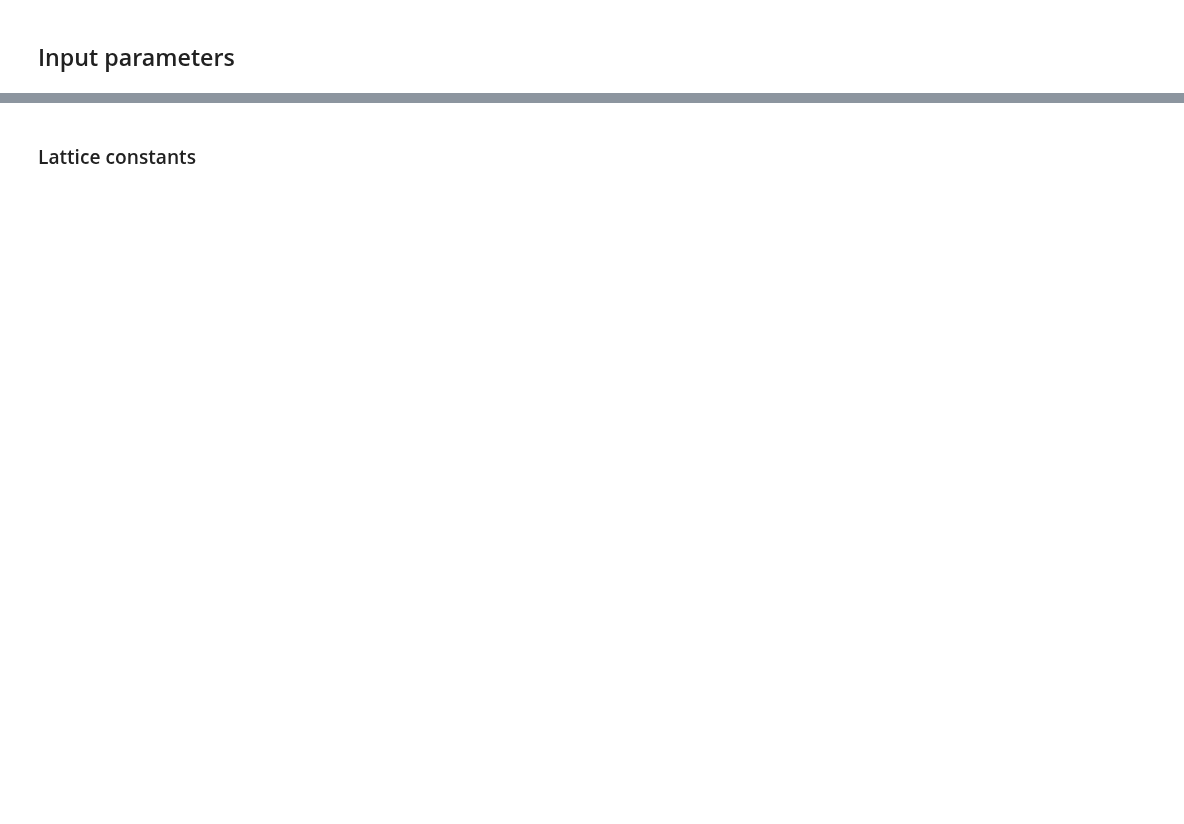
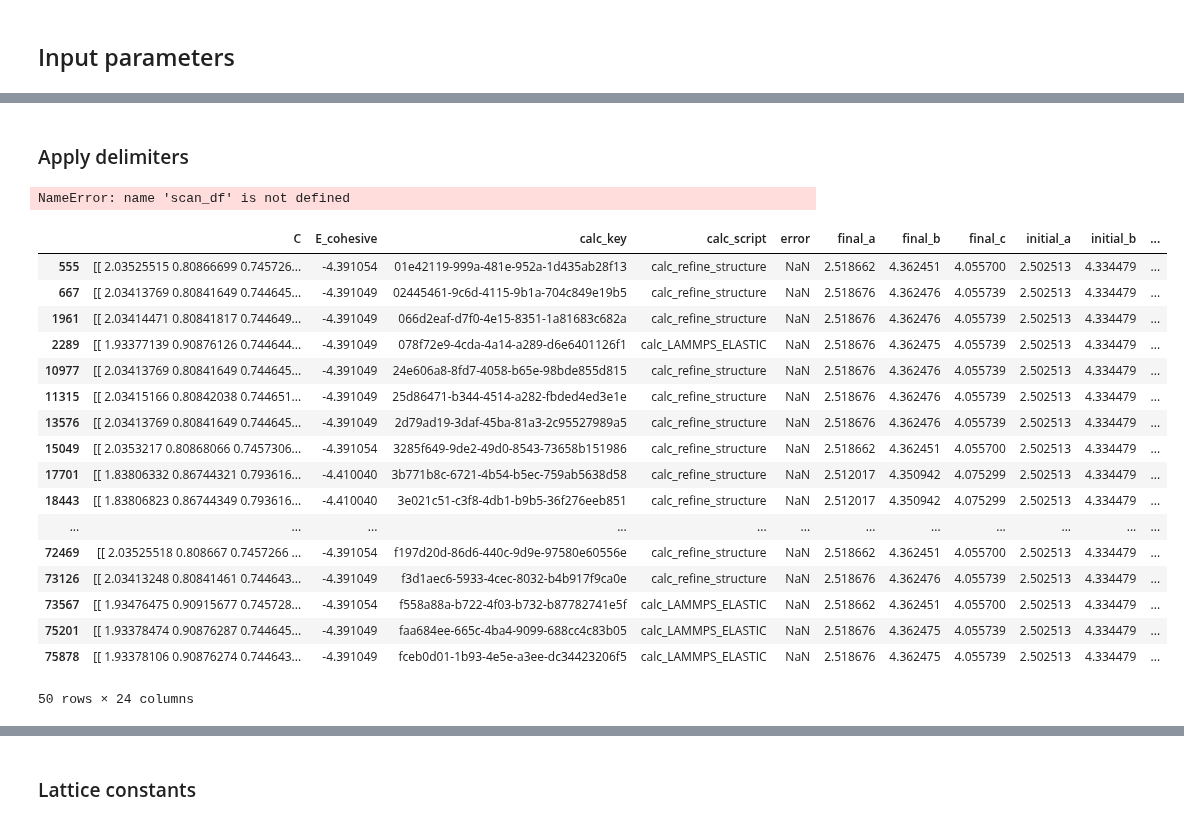
Before and after one commit to lmhale99/iprPy, a Jupyter notebook: website-generation/Comparison Plots.ipynb, the cells around one changed output, grey strips where cells are left out. Drawn from its saved outputs; the diff is of its cells as text; code cells hidden in the pictures; blank space fills up the shorter version.

```diff
--- a/website-generation/Comparison Plots.ipynb
+++ b/website-generation/Comparison Plots.ipynb
@@ -184,0 +98,7 @@ data
+# %%
+scan_df = []
+for record in dbase.iget_records(style=scan_recordstyle):
+    scan_df.append(record.todict())
+scan_df = pd.DataFrame(scan_df)
+print(str(len(scan_df)) + ' records loaded')
+print(scan_df.keys())
@@ -184,0 +114,10 @@ data
+# %%
+static_df = []
+for record in dbase.iget_records(style=static_recordstyle):
+    try:
+        static_df.append(record.todict())
+    except:
+        print('Failed to load', record.name)
+static_df = pd.DataFrame(static_df)
+print(str(len(static_df)) + ' records loaded')
+print(static_df.keys())
@@ -184,0 +174,49 @@ data
+# %%
+symbols =   'Co'
+prototype = 'A3--Mg--hcp'
+composition = 'hcp Co'
+# %% [markdown]
+### Apply delimiters
+# %%
+scan_dldf = scan_df[scan_df.prototype == prototype]
+scan_symbols = []
+for s in scan_dldf.symbols:
+    try:
+        scan_symbols.append('-'.join(s))
+    except:
+        scan_symbols.append('NN')
+scan_symbols = np.asarray(scan_symbols)
+scan_dldf = scan_dldf[scan_symbols==symbols]
+scan_dldf
+# %% [output]
+NameError: name 'scan_df' is not defined
+# %%
+static_dldf = static_df[static_df.prototype == prototype]
+scan_symbols = []
+for s in static_dldf.symbols:
+    try:
+        scan_symbols.append('-'.join(s))
+    except:
+        scan_symbols.append('NN')
+scan_symbols = np.asarray(scan_symbols)
+static_dldf = static_dldf[scan_symbols==symbols]
+static_dldf
+# %% [output]
+|  | C | E_cohesive | calc_key | calc_script | error | final_a | final_b | final_c | initial_a | initial_b | ... |
+| 555 | [[ 2.03525515 0.80866699 0.745726... | -4.391054 | 01e42119-999a-481e-952a-1d435ab28f13 | calc_refine_structure | NaN | 2.518662 | 4.362451 | 4.055700 | 2.502513 | 4.334479 | ... |
+| 667 | [[ 2.03413769 0.80841649 0.744645... | -4.391049 | 02445461-9c6d-4115-9b1a-704c849e19b5 | calc_refine_structure | NaN | 2.518676 | 4.362476 | 4.055739 | 2.502513 | 4.334479 | ... |
+| 1961 | [[ 2.03414471 0.80841817 0.744649... | -4.391049 | 066d2eaf-d7f0-4e15-8351-1a81683c682a | calc_refine_structure | NaN | 2.518676 | 4.362476 | 4.055739 | 2.502513 | 4.334479 | ... |
+| 2289 | [[ 1.93377139 0.90876126 0.744644... | -4.391049 | 078f72e9-4cda-4a14-a289-d6e6401126f1 | calc_LAMMPS_ELASTIC | NaN | 2.518676 | 4.362475 | 4.055739 | 2.502513 | 4.334479 | ... |
+| 10977 | [[ 2.03413769 0.80841649 0.744645... | -4.391049 | 24e606a8-8fd7-4058-b65e-98bde855d815 | calc_refine_structure | NaN | 2.518676 | 4.362476 | 4.055739 | 2.502513 | 4.334479 | ... |
+| 11315 | [[ 2.03415166 0.80842038 0.744651... | -4.391049 | 25d86471-b344-4514-a282-fbded4ed3e1e | calc_refine_structure | NaN | 2.518676 | 4.362476 | 4.055739 | 2.502513 | 4.334479 | ... |
+| 13576 | [[ 2.03413769 0.80841649 0.744645... | -4.391049 | 2d79ad19-3daf-45ba-81a3-2c95527989a5 | calc_refine_structure | NaN | 2.518676 | 4.362476 | 4.055739 | 2.502513 | 4.334479 | ... |
+| 15049 | [[ 2.0353217 0.80868066 0.7457306... | -4.391054 | 3285f649-9de2-49d0-8543-73658b151986 | calc_refine_structure | NaN | 2.518662 | 4.362451 | 4.055700 | 2.502513 | 4.334479 | ... |
+| 17701 | [[ 1.83806332 0.86744321 0.793616... | -4.410040 | 3b771b8c-6721-4b54-b5ec-759ab5638d58 | calc_refine_structure | NaN | 2.512017 | 4.350942 | 4.075299 | 2.502513 | 4.334479 | ... |
+| 18443 | [[ 1.83806823 0.86744349 0.793616... | -4.410040 | 3e021c51-c3f8-4db1-b9b5-36f276eeb851 | calc_refine_structure | NaN | 2.512017 | 4.350942 | 4.075299 | 2.502513 | 4.334479 | ... |
+| ... | ... | ... | ... | ... | ... | ... | ... | ... | ... | ... | ... |
+| 72469 | [[ 2.03525518 0.808667 0.7457266 ... | -4.391054 | f197d20d-86d6-440c-9d9e-97580e60556e | calc_refine_structure | NaN | 2.518662 | 4.362451 | 4.055700 | 2.502513 | 4.334479 | ... |
+| 73126 | [[ 2.03413248 0.80841461 0.744643... | -4.391049 | f3d1aec6-5933-4cec-8032-b4b917f9ca0e | calc_refine_structure | NaN | 2.518676 | 4.362476 | 4.055739 | 2.502513 | 4.334479 | ... |
+| 73567 | [[ 1.93476475 0.90915677 0.745728... | -4.391054 | f558a88a-b722-4f03-b732-b87782741e5f | calc_LAMMPS_ELASTIC | NaN | 2.518662 | 4.362451 | 4.055700 | 2.502513 | 4.334479 | ... |
+| 75201 | [[ 1.93378474 0.90876287 0.744645... | -4.391049 | faa684ee-665c-4ba4-9099-688cc4c83b05 | calc_LAMMPS_ELASTIC | NaN | 2.518676 | 4.362475 | 4.055739 | 2.502513 | 4.334479 | ... |
+| 75878 | [[ 1.93378106 0.90876274 0.744643... | -4.391049 | fceb0d01-1b93-4e5e-a3ee-dc34423206f5 | calc_LAMMPS_ELASTIC | NaN | 2.518676 | 4.362475 | 4.055739 | 2.502513 | 4.334479 | ... |
+50 rows × 24 columns
```
Also changed, not shown: parts of 68 cells of this notebook, 10 other files.
